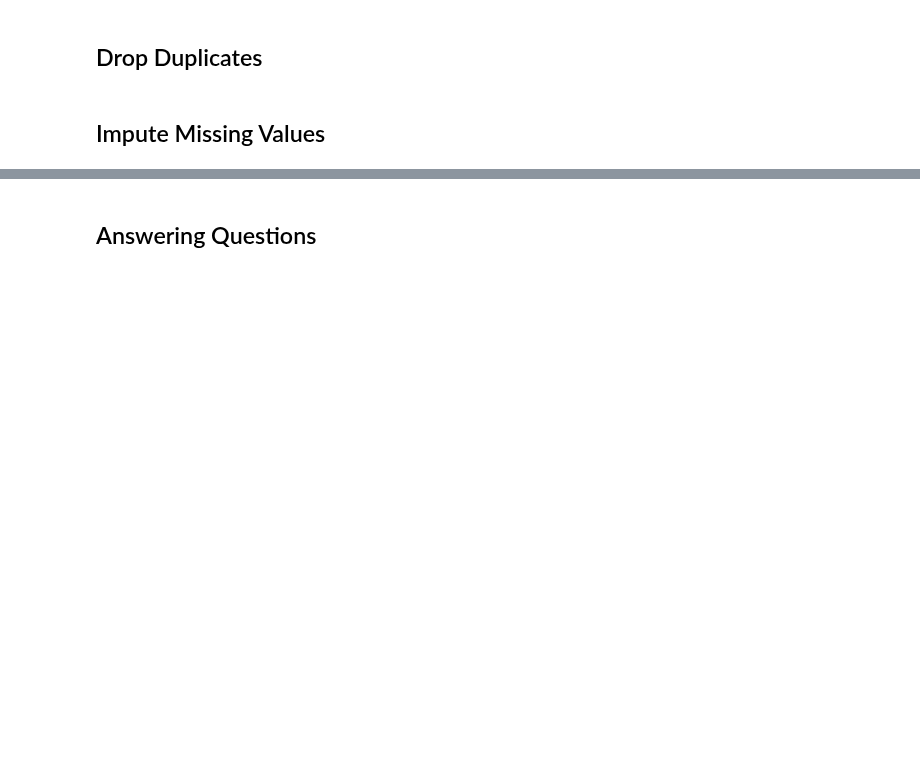
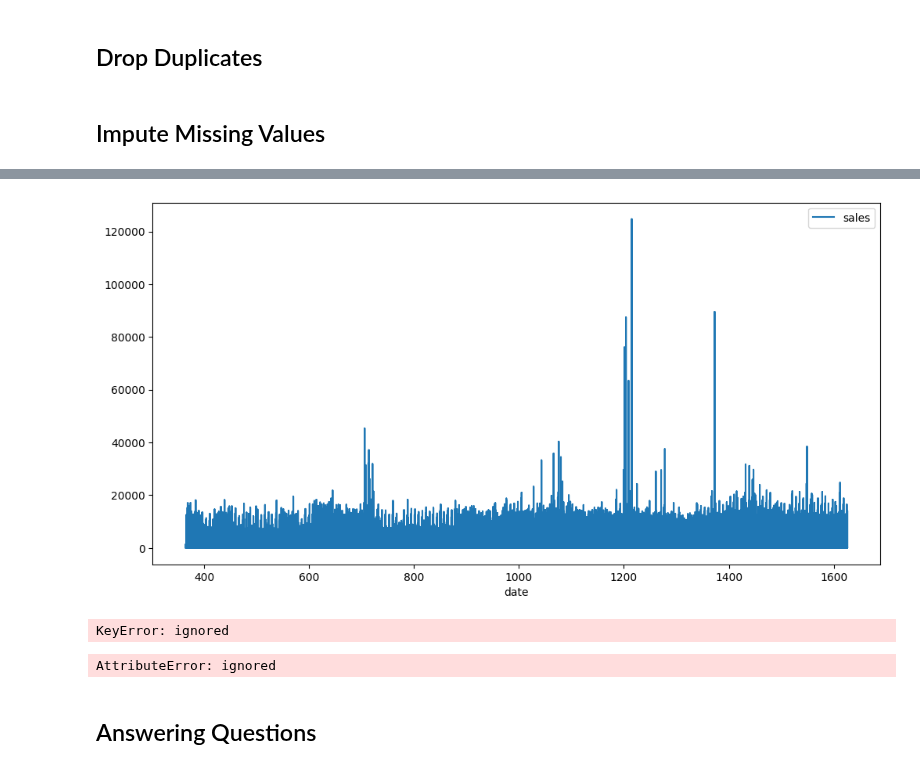
Before and after one commit to ikoghoemmanuell/Grocery-Store-Forecasting-Challenge-For-Azubian, a Jupyter notebook: dev/notebooks/sales.ipynb, the cells around one changed output, grey strips where cells are left out. Drawn from its saved outputs; the diff is of its cells as text; code cells hidden in the pictures; blank space fills up the shorter version.

```diff
--- a/dev/notebooks/sales.ipynb
+++ b/dev/notebooks/sales.ipynb
@@ -660,7 +660,11 @@ we want to merge the train & test data with the stores dataset
 
 def merge_stores(df):
 
-  merged_df = pd.merge(
+  stores.rename(  # rename type to store_type to make it more descriptive
+      columns={'type': 'store_type'},
+      inplace=True)
+
+  merged_df = pd.merge( #left join with stores as 2nd df
       df,
       stores,
       how='left',
@@ -699,0 +829,4 @@ holidays
+# %%
+ax = train_with_stores_holidays.plot(x='date', y='sales', figsize=(12,6))
+# %% [output]
+[figure, added]
@@ -699,0 +840,11 @@ holidays
+# %%
+plot_over_time(train, 'sales')
+# %% [output]
+KeyError: ignored
+# %%
+df = train_with_stores_holidays
+df['dayofyear'] = df['date'].dt.dayofyear
+df["sin(dayofyear)"] = np.sin(df["dayofyear"])
+df["cos(dayofyear)"] = np.cos(df["dayofyear"])
+# %% [output]
+AttributeError: ignored
```
Also changed, not shown: parts of 57 cells of this notebook.
